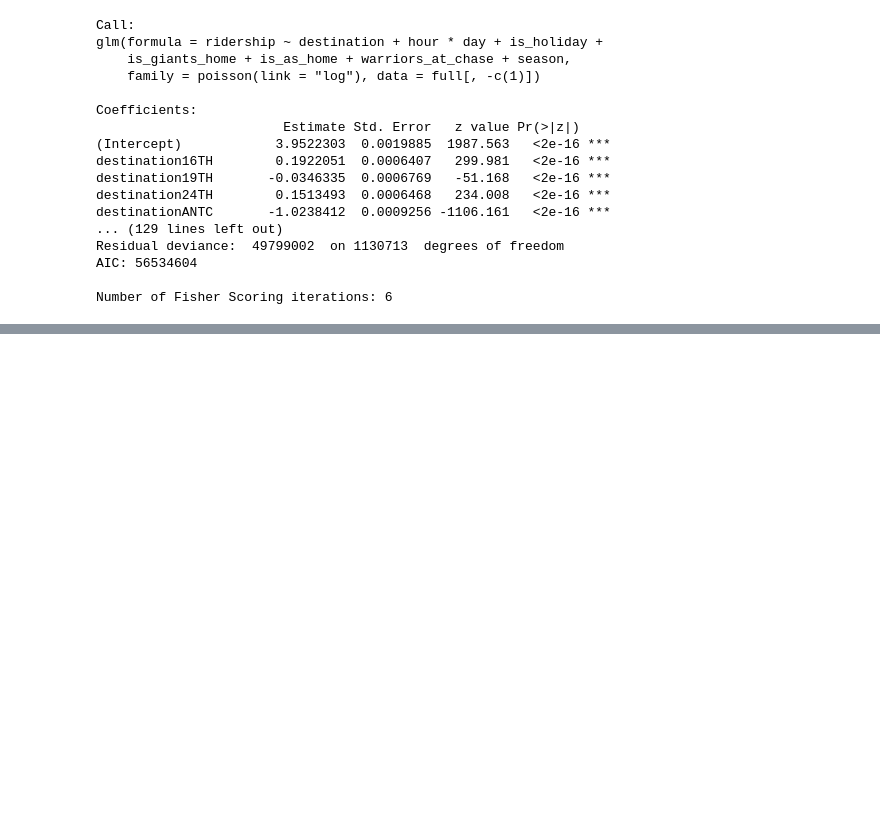
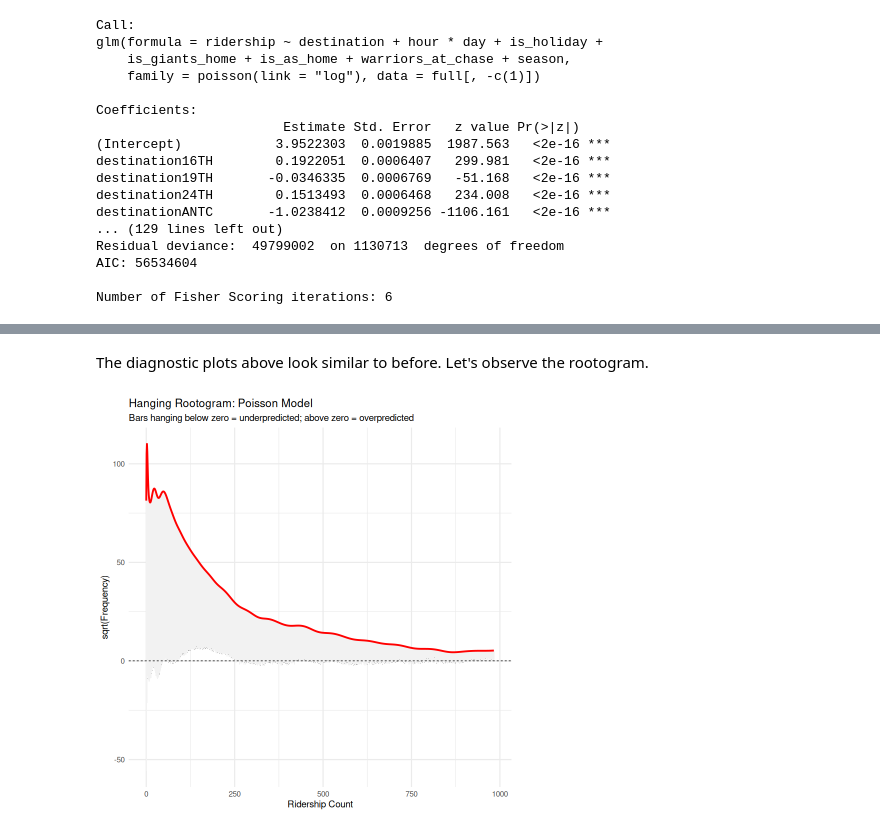
Before and after one commit to andreagalloro/230A-final-project, a Jupyter notebook: eda/model_analysis.ipynb, the cells around one changed output, grey strips where cells are left out. Drawn from its saved outputs; the diff is of its cells as text; code cells hidden in the pictures; blank space fills up the shorter version.

```diff
--- a/eda/model_analysis.ipynb
+++ b/eda/model_analysis.ipynb
@@ -337,0 +364,30 @@ Number of Fisher Scoring iterations: 6
+# %% [markdown]
+The diagnostic plots above look similar to before. Let's observe the rootogram.
+# %%
+# Observed Counts and model-fitted values
+observed <- full$ridership
+expected <- fitted(poisson_final)
+
+# Build observed and expected frequency tables over count values
+max_count <- quantile(observed, 0.99)  # trim extreme tail for readability
+count_vals <- 0:max_count
+
+obs_freq <- tabulate(observed + 1)[1:(max_count + 1)]
+obs_freq[is.na(obs_freq)] <- 0
+
+# Expected frequencies: sum predicted probabilities across all observations
+# For Poisson, P(Y=k | mu_i) = dpois(k, mu_i)
+exp_freq <- sapply(count_vals, function(k) sum(dpois(k, lambda = expected)))
+
+rootogram_df <- tibble(
+  count = count_vals,
+  observed = obs_freq,
+  expected = exp_freq,
+  sqrt_obs = sqrt(obs_freq),
+  sqrt_exp = sqrt(exp_freq),
+  # "hanging": bar bottom is sqrt_exp - sqrt_obs, top is sqrt_exp
+  bar_top = sqrt_exp,
+  bar_bot = sqrt_exp - sqrt_obs
+)
+# %% [output]
+[figure, added]
```
Also changed, not shown: parts of 5 cells of this notebook.
